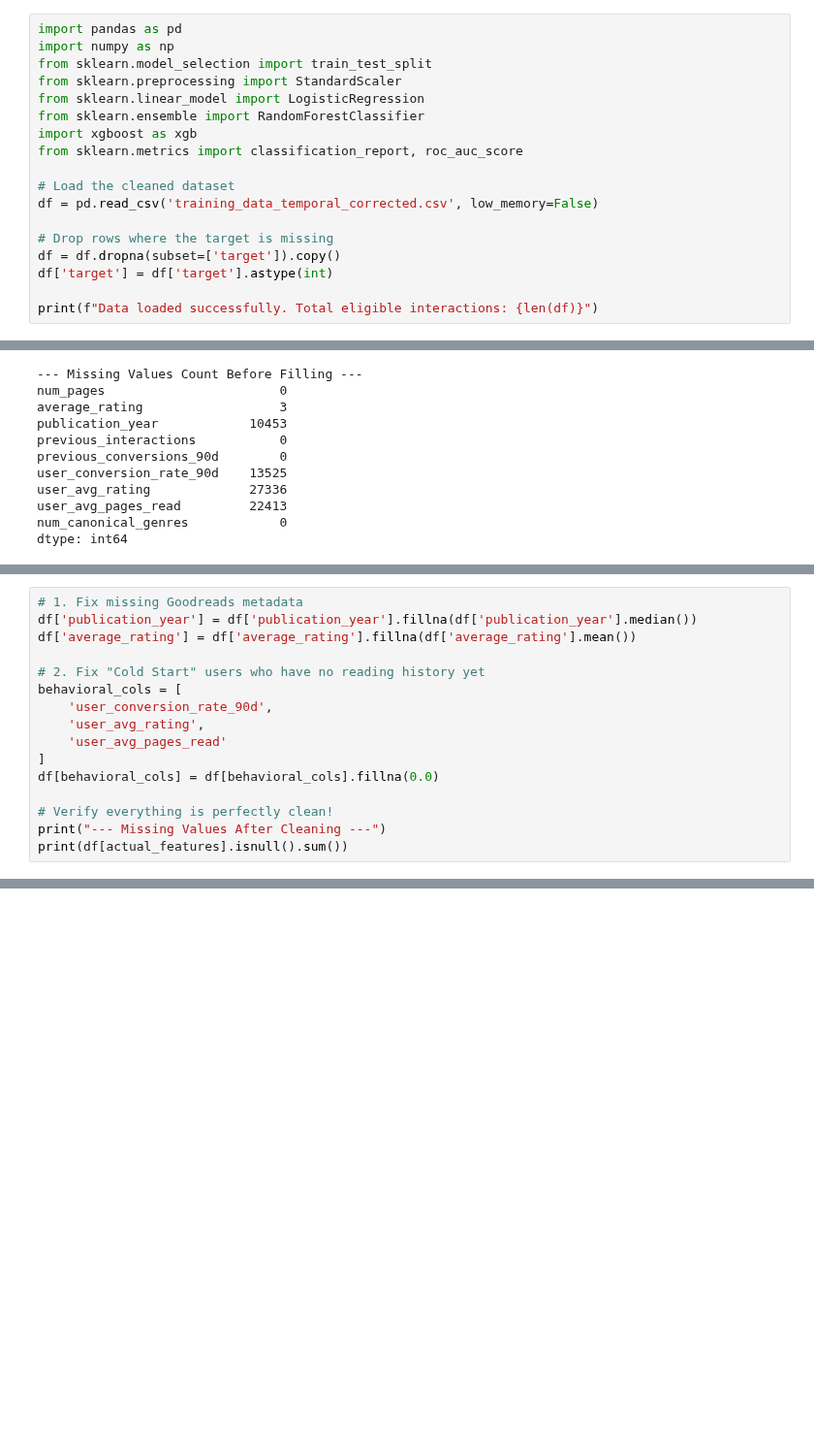
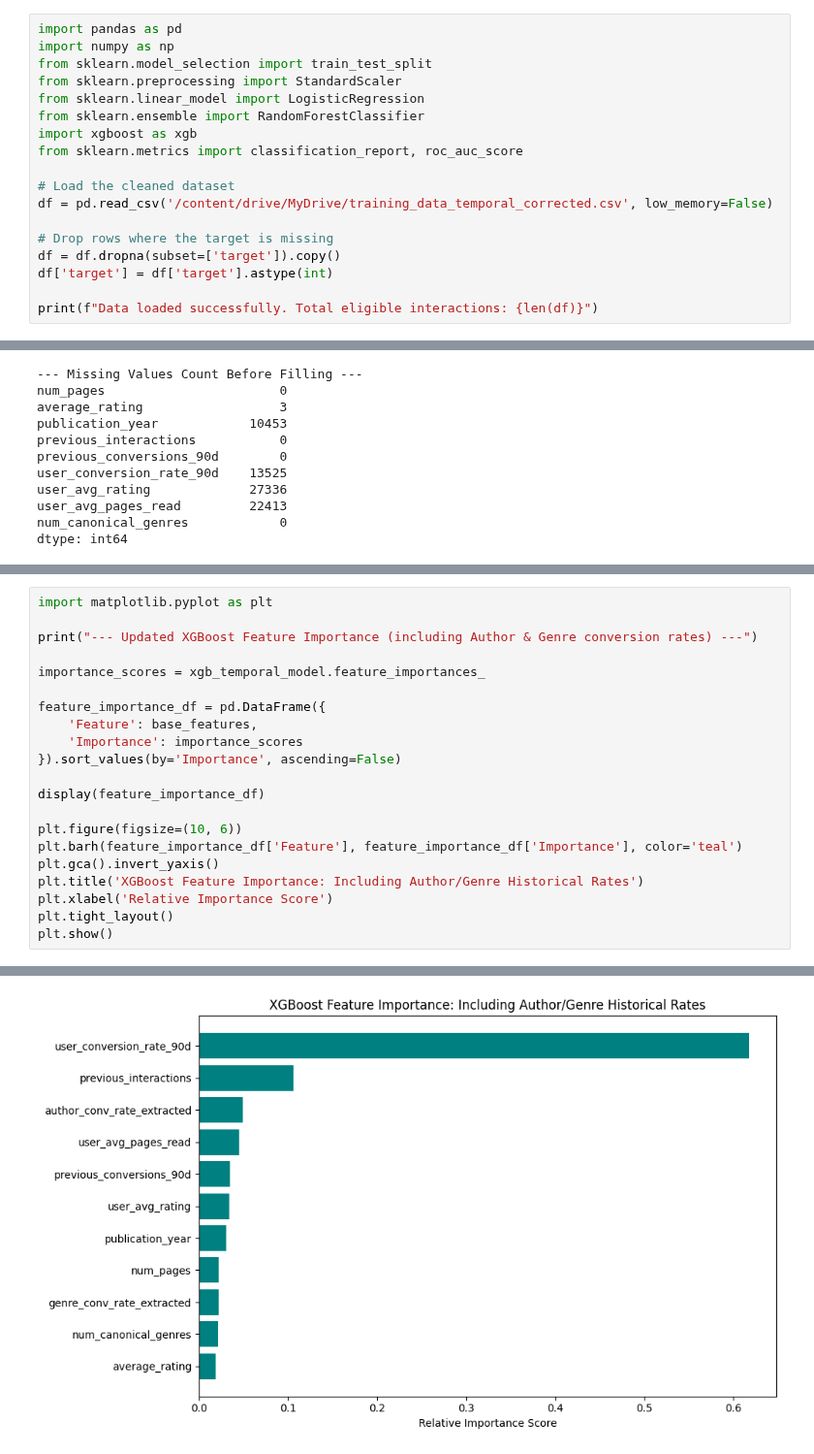
Before and after one commit to Varshasakaray/Book-Recommendation-System, a Jupyter notebook: ml_2/model_training.ipynb, the cells around one changed output, grey strips where cells are left out. Shown at 97% size. Cells and saved outputs as stored; diff of their text form; blank space fills up the shorter version.

Commit message:
Model training and evaluation , Recommendation explaination

```diff
--- a/ml_2/model_training.ipynb
+++ b/ml_2/model_training.ipynb
@@ -9,7 +14,7 @@ import xgboost as xgb
 from sklearn.metrics import classification_report, roc_auc_score
 
 # Load the cleaned dataset
-df = pd.read_csv('training_data_temporal_corrected.csv', low_memory=False)
+df = pd.read_csv('/content/drive/MyDrive/training_data_temporal_corrected.csv', low_memory=False)
 
 # Drop rows where the target is missing
 df = df.dropna(subset=['target']).copy()
@@ -59,16 +60,0 @@ Total columns in df: 40
-# %%
-# 1. Fix missing Goodreads metadata
-df['publication_year'] = df['publication_year'].fillna(df['publication_year'].median())
-df['average_rating'] = df['average_rating'].fillna(df['average_rating'].mean())
-
-# 2. Fix "Cold Start" users who have no reading history yet
-behavioral_cols = [
-    'user_conversion_rate_90d',
-    'user_avg_rating',
-    'user_avg_pages_read'
-]
-df[behavioral_cols] = df[behavioral_cols].fillna(0.0)
-
-# Verify everything is perfectly clean!
-print("--- Missing Values After Cleaning ---")
-print(df[actual_features].isnull().sum())
@@ -213,0 +330,22 @@ Save the Model Artifacts
+# %%
+import matplotlib.pyplot as plt
+
+print("--- Updated XGBoost Feature Importance (including Author & Genre conversion rates) ---")
+
+importance_scores = xgb_temporal_model.feature_importances_
+
+feature_importance_df = pd.DataFrame({
+    'Feature': base_features,
+    'Importance': importance_scores
+}).sort_values(by='Importance', ascending=False)
+
+display(feature_importance_df)
+
+plt.figure(figsize=(10, 6))
+plt.barh(feature_importance_df['Feature'], feature_importance_df['Importance'], color='teal')
+plt.gca().invert_yaxis()
+plt.title('XGBoost Feature Importance: Including Author/Genre Historical Rates')
+plt.xlabel('Relative Importance Score')
+plt.tight_layout()
+plt.show()
+# %% [output]
@@ -213,0 +365 @@ Save the Model Artifacts
+[figure, added]
```
Also changed, not shown: parts of 30 cells of this notebook, 3 other files.
